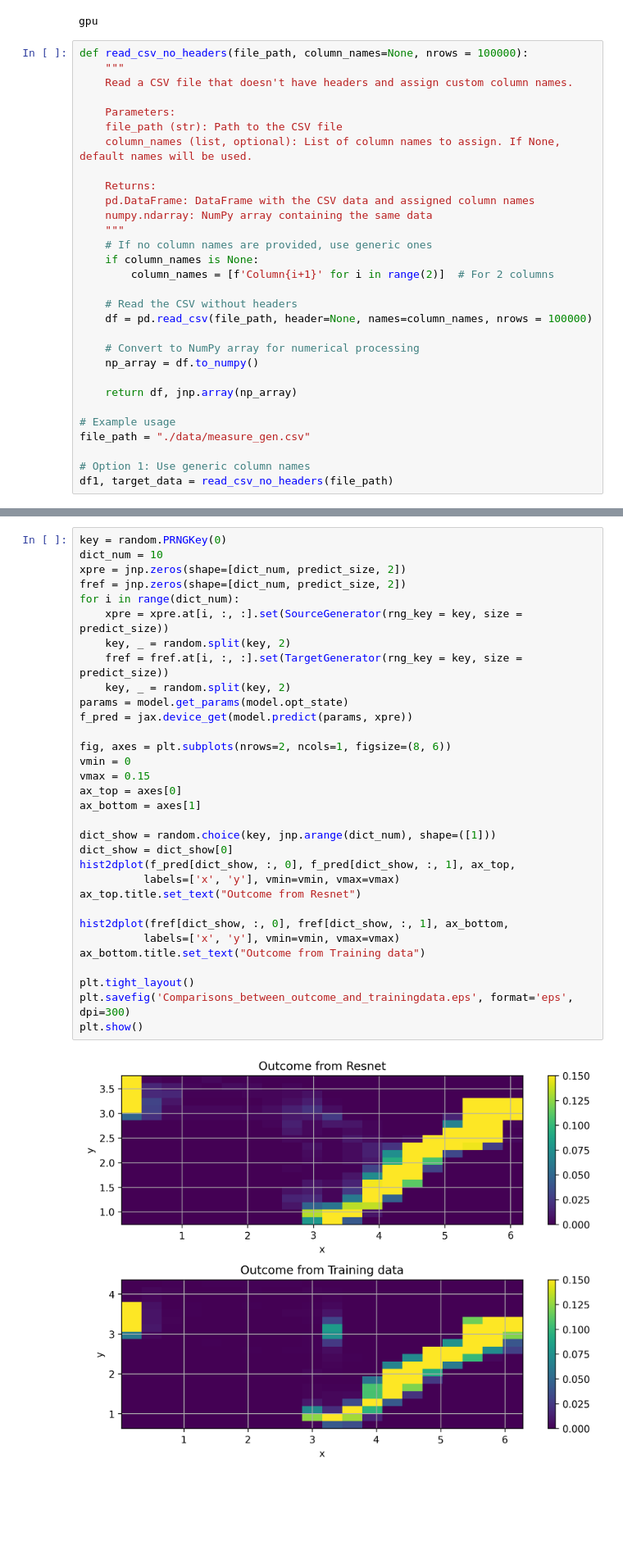
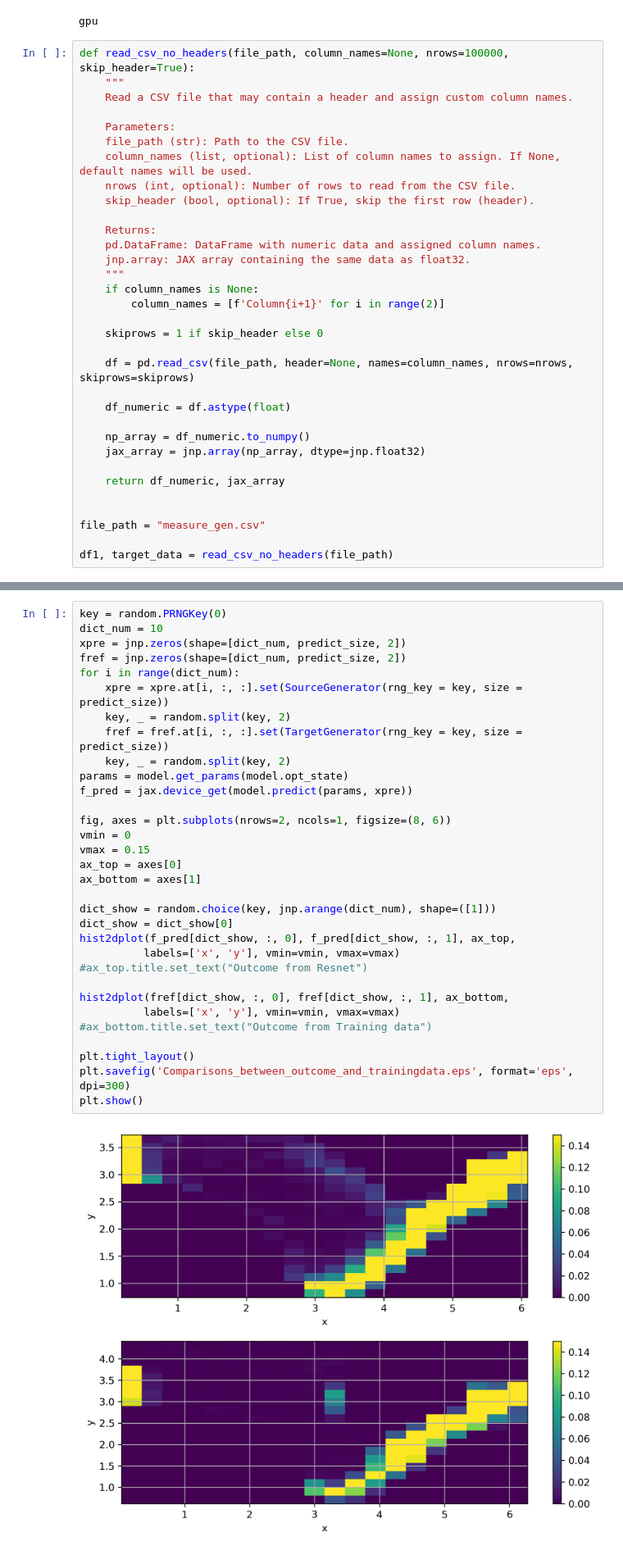
Before and after one commit to icml4302Rebuttal/Rebuttal, a Jupyter notebook: Notebook/KPP.ipynb, the cells around one changed output, grey strips where cells are left out. Shown: that part at 82% size. Saved outputs shown, nothing was run; the diff lists cells and outputs as text; blank space fills up the shorter version.

```diff
--- a/Notebook/KPP.ipynb
+++ b/Notebook/KPP.ipynb
@@ -51,34 +41,37 @@ OUTPUT_SEED = 0xC0FFEE
 # %% [output]
 gpu
 # %%
-def read_csv_no_headers(file_path, column_names=None, nrows = 100000):
+def read_csv_no_headers(file_path, column_names=None, nrows=100000, skip_header=True):
     """
-    Read a CSV file that doesn't have headers and assign custom column names.
+    Read a CSV file that may contain a header and assign custom column names.
 
     Parameters:
-    file_path (str): Path to the CSV file
+    file_path (str): Path to the CSV file.
     column_names (list, optional): List of column names to assign. If None, default names will be used.
+    nrows (int, optional): Number of rows to read from the CSV file.
+    skip_header (bool, optional): If True, skip the first row (header).
 
     Returns:
-    pd.DataFrame: DataFrame with the CSV data and assigned column names
-    numpy.ndarray: NumPy array containing the same data
+    pd.DataFrame: DataFrame with numeric data and assigned column names.
+    jnp.array: JAX array containing the same data as float32.
     """
-    # If no column names are provided, use generic ones
     if column_names is None:
-        column_names = [f'Column{i+1}' for i in range(2)]  # For 2 columns
+        column_names = [f'Column{i+1}' for i in range(2)]
 
-    # Read the CSV without headers
-    df = pd.read_csv(file_path, header=None, names=column_names, nrows = 100000)
+    skiprows = 1 if skip_header else 0
 
-    # Convert to NumPy array for numerical processing
-    np_array = df.to_numpy()
+    df = pd.read_csv(file_path, header=None, names=column_names, nrows=nrows, skiprows=skiprows)
 
-    return df, jnp.array(np_array)
+    df_numeric = df.astype(float)
 
-# Example usage
-file_path = "./data/measure_gen.csv"
+    np_array = df_numeric.to_numpy()
+    jax_array = jnp.array(np_array, dtype=jnp.float32)
 
-# Option 1: Use generic column names
+    return df_numeric, jax_array
+
+
+file_path = "measure_gen.csv"
+
 df1, target_data = read_csv_no_headers(file_path)
 # %%
 class TrainingDataGenerator:
@@ -379,33 +344,33 @@ def hist2dplot(x, y, ax1, labels=['1', '2'], xylims=None, vmin=None, vmax=None):
 key = random.PRNGKey(0)
 dict_num = 10
 xpre = jnp.zeros(shape=[dict_num, predict_size, 2])
 fref = jnp.zeros(shape=[dict_num, predict_size, 2])
 for i in range(dict_num):
     xpre = xpre.at[i, :, :].set(SourceGenerator(rng_key = key, size = predict_size))
     key, _ = random.split(key, 2)
     fref = fref.at[i, :, :].set(TargetGenerator(rng_key = key, size = predict_size))
     key, _ = random.split(key, 2)
 params = model.get_params(model.opt_state)
 f_pred = jax.device_get(model.predict(params, xpre))
 
 fig, axes = plt.subplots(nrows=2, ncols=1, figsize=(8, 6))
 vmin = 0
 vmax = 0.15
 ax_top = axes[0]
 ax_bottom = axes[1]
 
 dict_show = random.choice(key, jnp.arange(dict_num), shape=([1]))
 dict_show = dict_show[0]
 hist2dplot(f_pred[dict_show, :, 0], f_pred[dict_show, :, 1], ax_top,
           labels=['x', 'y'], vmin=vmin, vmax=vmax)
-ax_top.title.set_text("Outcome from Resnet")
+#ax_top.title.set_text("Outcome from Resnet")
 
 hist2dplot(fref[dict_show, :, 0], fref[dict_show, :, 1], ax_bottom,
           labels=['x', 'y'], vmin=vmin, vmax=vmax)
-ax_bottom.title.set_text("Outcome from Training data")
+#ax_bottom.title.set_text("Outcome from Training data")
 
 plt.tight_layout()
 plt.savefig('Comparisons_between_outcome_and_trainingdata.eps', format='eps', dpi=300)
 plt.show()
 # %% [output]
-[figure, old version]
+[figure, new version]
```
Also changed, not shown: parts of 6 cells of this notebook.
